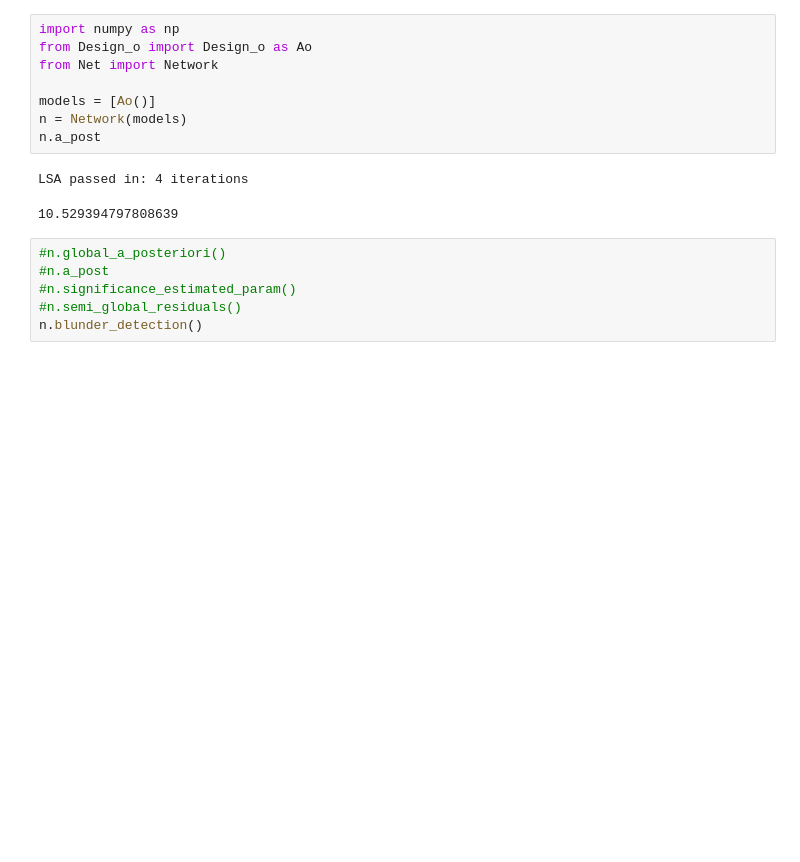
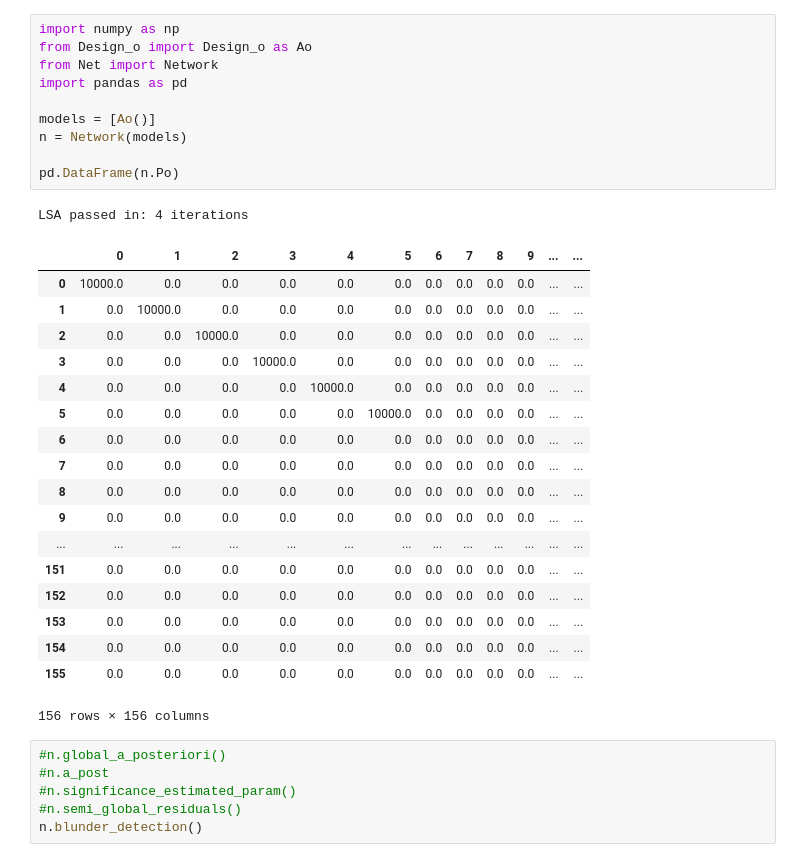
Before and after one commit to jnaess/ENGO531, a Jupyter notebook: Tester.ipynb, the cells around one changed output. Cells and saved outputs as stored; diff of their text form; blank space fills up the shorter version.

```diff
--- a/Tester.ipynb
+++ b/Tester.ipynb
@@ -1,14 +1,33 @@
 # %%
 import numpy as np
 from Design_o import Design_o as Ao
 from Net import Network
+import pandas as pd
 
 models = [Ao()]
 n = Network(models)
-n.a_post
+
+pd.DataFrame(n.Po)
 # %% [output]
 LSA passed in: 4 iterations
+|  | 0 | 1 | 2 | 3 | 4 | 5 | 6 | 7 | 8 | 9 | ... | ... |
+| 0 | 10000.0 | 0.0 | 0.0 | 0.0 | 0.0 | 0.0 | 0.0 | 0.0 | 0.0 | 0.0 | ... | ... |
+| 1 | 0.0 | 10000.0 | 0.0 | 0.0 | 0.0 | 0.0 | 0.0 | 0.0 | 0.0 | 0.0 | ... | ... |
+| 2 | 0.0 | 0.0 | 10000.0 | 0.0 | 0.0 | 0.0 | 0.0 | 0.0 | 0.0 | 0.0 | ... | ... |
+| 3 | 0.0 | 0.0 | 0.0 | 10000.0 | 0.0 | 0.0 | 0.0 | 0.0 | 0.0 | 0.0 | ... | ... |
+| 4 | 0.0 | 0.0 | 0.0 | 0.0 | 10000.0 | 0.0 | 0.0 | 0.0 | 0.0 | 0.0 | ... | ... |
+| 5 | 0.0 | 0.0 | 0.0 | 0.0 | 0.0 | 10000.0 | 0.0 | 0.0 | 0.0 | 0.0 | ... | ... |
+| 6 | 0.0 | 0.0 | 0.0 | 0.0 | 0.0 | 0.0 | 0.0 | 0.0 | 0.0 | 0.0 | ... | ... |
+| 7 | 0.0 | 0.0 | 0.0 | 0.0 | 0.0 | 0.0 | 0.0 | 0.0 | 0.0 | 0.0 | ... | ... |
+| 8 | 0.0 | 0.0 | 0.0 | 0.0 | 0.0 | 0.0 | 0.0 | 0.0 | 0.0 | 0.0 | ... | ... |
+| 9 | 0.0 | 0.0 | 0.0 | 0.0 | 0.0 | 0.0 | 0.0 | 0.0 | 0.0 | 0.0 | ... | ... |
+| ... | ... | ... | ... | ... | ... | ... | ... | ... | ... | ... | ... | ... |
+| 151 | 0.0 | 0.0 | 0.0 | 0.0 | 0.0 | 0.0 | 0.0 | 0.0 | 0.0 | 0.0 | ... | ... |
+| 152 | 0.0 | 0.0 | 0.0 | 0.0 | 0.0 | 0.0 | 0.0 | 0.0 | 0.0 | 0.0 | ... | ... |
+| 153 | 0.0 | 0.0 | 0.0 | 0.0 | 0.0 | 0.0 | 0.0 | 0.0 | 0.0 | 0.0 | ... | ... |
+| 154 | 0.0 | 0.0 | 0.0 | 0.0 | 0.0 | 0.0 | 0.0 | 0.0 | 0.0 | 0.0 | ... | ... |
+| 155 | 0.0 | 0.0 | 0.0 | 0.0 | 0.0 | 0.0 | 0.0 | 0.0 | 0.0 | 0.0 | ... | ... |
-10.529394797808639
+156 rows × 156 columns
 # %%
 #n.global_a_posteriori()
 #n.a_post
```
Also changed, not shown: 1 other file.
